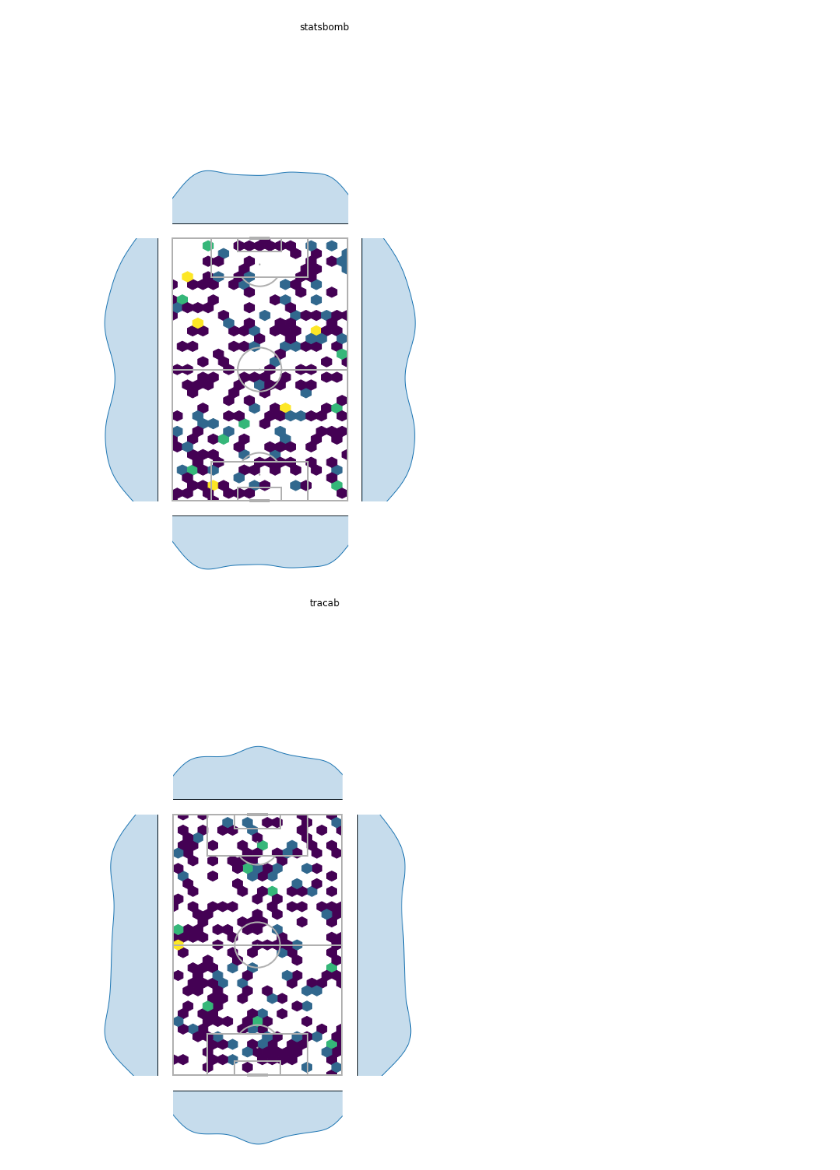
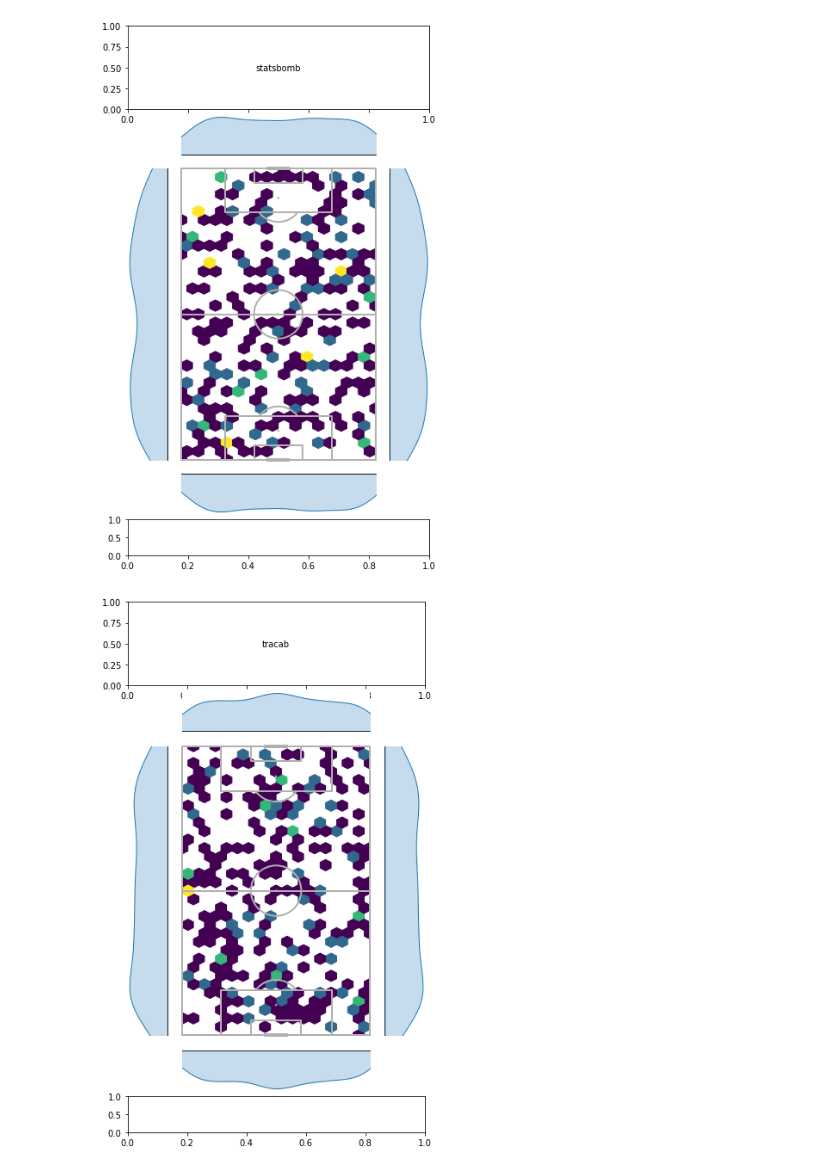
Before and after one commit to andrewRowlinson/mplsoccer-viz-tests, a Jupyter notebook: notebooks/test_jointgrid.ipynb, the cells around one changed output. Saved outputs shown, nothing was run; the diff lists cells and outputs as text; code cells hidden in the pictures.

```diff
--- a/notebooks/test_jointgrid.ipynb
+++ b/notebooks/test_jointgrid.ipynb
@@ -12,17 +12,17 @@ for pitch_type in valid:
         kwargs = {'pitch_length': 105, 'pitch_width': 68}
     else:
         kwargs = {}
-    pitch = Pitch(pitch_type=pitch_type, line_zorder=2, figsize=(16, 9), **kwargs)
+    pitch = Pitch(pitch_type=pitch_type, line_zorder=2, **kwargs)
 
 
     x = np.random.uniform(low=pitch.dim.pitch_extent[0], high=pitch.dim.pitch_extent[1], size=300)
     y = np.random.uniform(low=pitch.dim.pitch_extent[2], high=pitch.dim.pitch_extent[3], size=300)
 
-    fig, ax = pitch.jointgrid(ax_bottom=True, space_height=0.01, bottom=0.11)
-    pitch.hexbin(x, y, ax=ax[0])
-    sns.kdeplot(y=y, shade=True, ax=ax[1])
-    sns.kdeplot(y=y, shade=True, ax=ax[3])
-    sns.kdeplot(x=x, shade=True, ax=ax[2])
-    sns.kdeplot(x=x, shade=True, ax=ax[4])
-    fig.suptitle(pitch_type)
+    fig, ax = pitch.jointgrid(ax_bottom=True, space=0.01, bottom=0.11, title_height=0.02)
+    pitch.hexbin(x, y, ax=ax['pitch'])
+    sns.kdeplot(y=y, shade=True, ax=ax['left'])
+    sns.kdeplot(y=y, shade=True, ax=ax['right'])
+    sns.kdeplot(x=x, shade=True, ax=ax['top'])
+    sns.kdeplot(x=x, shade=True, ax=ax['bottom'])
+    ax['title'].text(0.5, 0.5, pitch_type, va='center', ha='center')
 # %% [output]
@@ -38,22 +38,22 @@ for pitch_type in valid:
 # %%
 for pitch_type in valid:
     if pitch_type in size_varies:
         kwargs = {'pitch_length': 105, 'pitch_width': 68}
     else:
         kwargs = {}
-    pitch = VerticalPitch(pitch_type=pitch_type, figsize=(9, 10), line_zorder=2, **kwargs)
+    pitch = VerticalPitch(pitch_type=pitch_type, line_zorder=2, **kwargs)
 
 
     x = np.random.uniform(low=pitch.dim.pitch_extent[0], high=pitch.dim.pitch_extent[1], size=300)
     y = np.random.uniform(low=pitch.dim.pitch_extent[2], high=pitch.dim.pitch_extent[3], size=300)
 
-    fig, ax = pitch.jointgrid(ax_bottom=True, left=0.18, space_height=0.01, bottom=0.11)
-    pitch.hexbin(x, y, ax=ax[0])
-    sns.kdeplot(y=x, shade=True, ax=ax[1])
-    sns.kdeplot(y=x, shade=True, ax=ax[3])
-    sns.kdeplot(x=y, shade=True, ax=ax[2])
-    sns.kdeplot(x=y, shade=True, ax=ax[4])
-    fig.suptitle(pitch_type)
+    fig, ax = pitch.jointgrid(ax_bottom=True, space=0.01)
+    pitch.hexbin(x, y, ax=ax['pitch'])
+    sns.kdeplot(y=x, shade=True, ax=ax['left'])
+    sns.kdeplot(y=x, shade=True, ax=ax['right'])
+    sns.kdeplot(x=y, shade=True, ax=ax['bottom'])
+    sns.kdeplot(x=y, shade=True, ax=ax['top'])
+    ax['title'].text(0.5, 0.5, pitch_type, va='center', ha='center')
 # %% [output]
-[figure, old version]
+[figure, new version]
-[figure, old version]
+[figure, new version]
```
Also changed, not shown: parts of 2 cells of this notebook, 13 other files.
